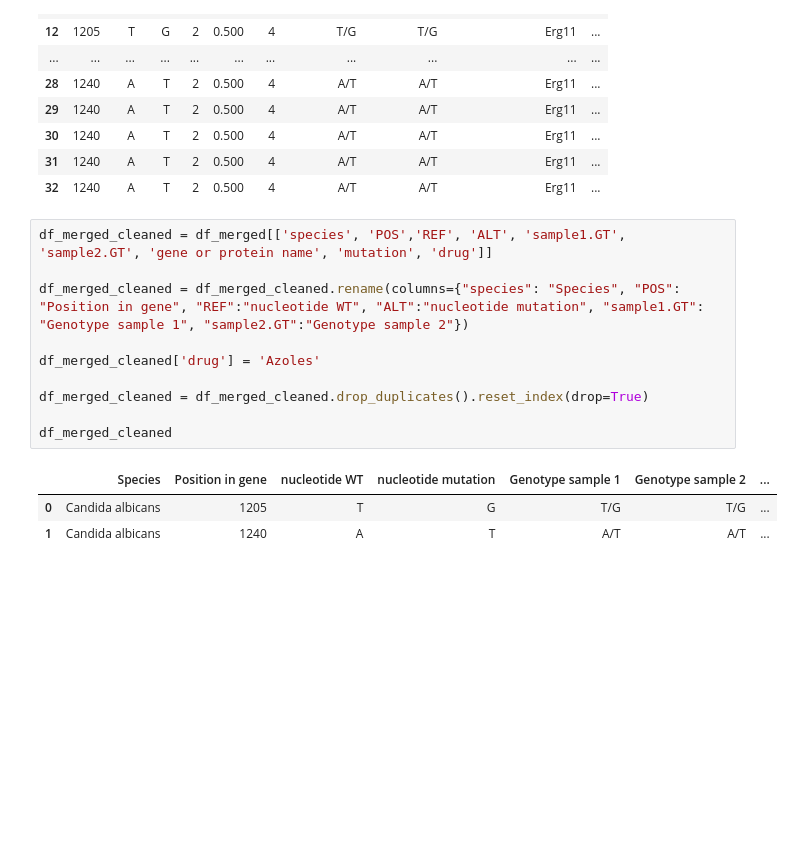
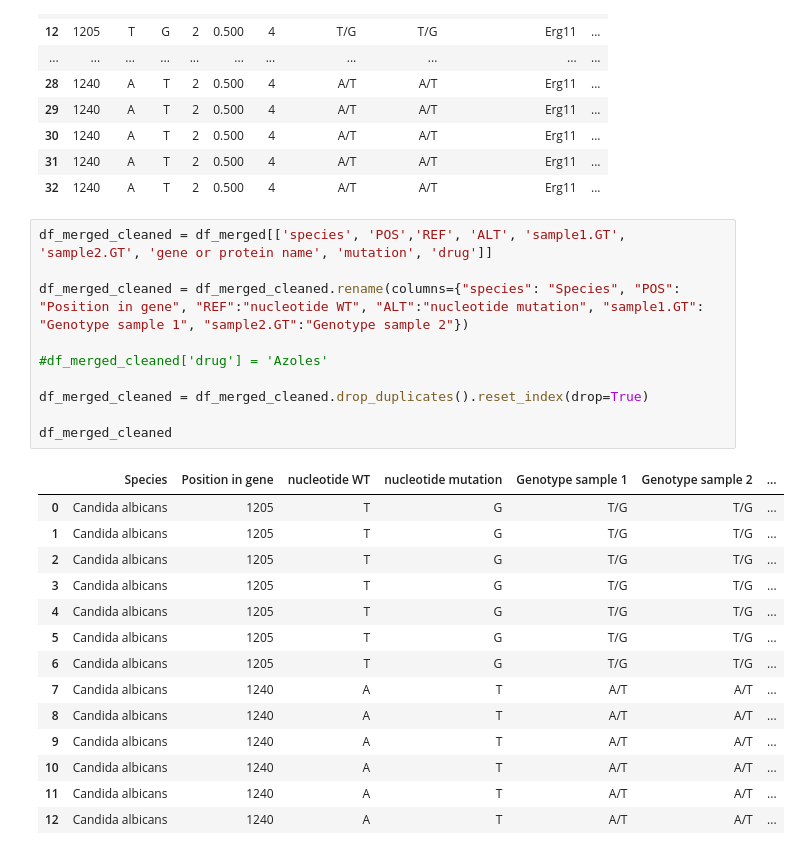
Before and after one commit to MathieuGig/LandryLab_internship_2024, a Jupyter notebook: project/pipeline/v2_analysevcfTables.ipynb, the cells around one changed output. Saved outputs shown, nothing was run; the diff lists cells and outputs as text; blank space fills up the shorter version.

```diff
--- a/project/pipeline/v2_analysevcfTables.ipynb
+++ b/project/pipeline/v2_analysevcfTables.ipynb
@@ -705,14 +705,25 @@ df_merged
 # %%
 df_merged_cleaned = df_merged[['species', 'POS','REF', 'ALT', 'sample1.GT', 'sample2.GT', 'gene or protein name', 'mutation', 'drug']]
 
 df_merged_cleaned = df_merged_cleaned.rename(columns={"species": "Species", "POS": "Position in gene", "REF":"nucleotide WT", "ALT":"nucleotide mutation", "sample1.GT": "Genotype sample 1", "sample2.GT":"Genotype sample 2"})
 
-df_merged_cleaned['drug'] = 'Azoles'
+#df_merged_cleaned['drug'] = 'Azoles'
 
 df_merged_cleaned = df_merged_cleaned.drop_duplicates().reset_index(drop=True)
 
 df_merged_cleaned
 # %% [output]
 |  | Species | Position in gene | nucleotide WT | nucleotide mutation | Genotype sample 1 | Genotype sample 2 | ... |
 | 0 | Candida albicans | 1205 | T | G | T/G | T/G | ... |
-| 1 | Candida albicans | 1240 | A | T | A/T | A/T | ... |
+| 1 | Candida albicans | 1205 | T | G | T/G | T/G | ... |
+| 2 | Candida albicans | 1205 | T | G | T/G | T/G | ... |
+| 3 | Candida albicans | 1205 | T | G | T/G | T/G | ... |
+| 4 | Candida albicans | 1205 | T | G | T/G | T/G | ... |
+| 5 | Candida albicans | 1205 | T | G | T/G | T/G | ... |
+| 6 | Candida albicans | 1205 | T | G | T/G | T/G | ... |
+| 7 | Candida albicans | 1240 | A | T | A/T | A/T | ... |
+| 8 | Candida albicans | 1240 | A | T | A/T | A/T | ... |
+| 9 | Candida albicans | 1240 | A | T | A/T | A/T | ... |
+| 10 | Candida albicans | 1240 | A | T | A/T | A/T | ... |
+| 11 | Candida albicans | 1240 | A | T | A/T | A/T | ... |
+| 12 | Candida albicans | 1240 | A | T | A/T | A/T | ... |
```
Also changed, not shown: 1 other file.
